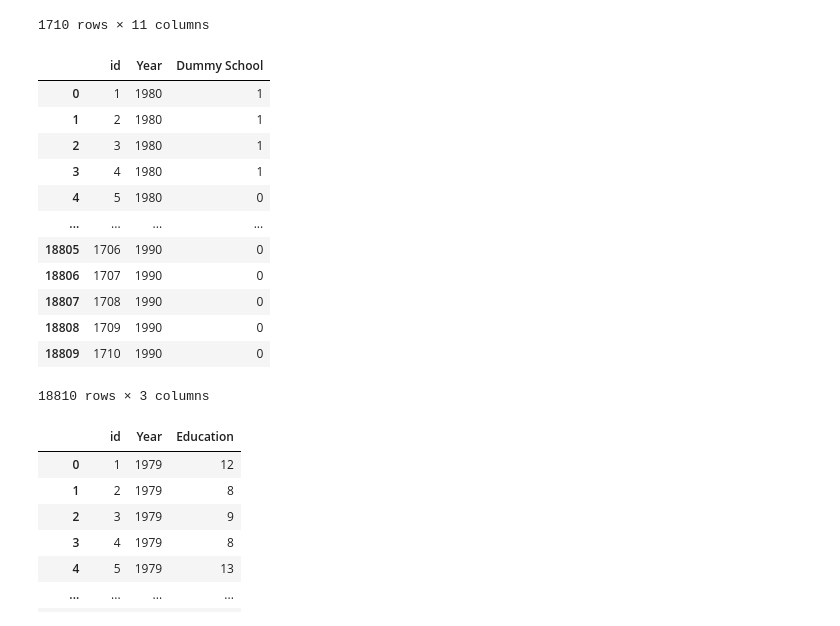
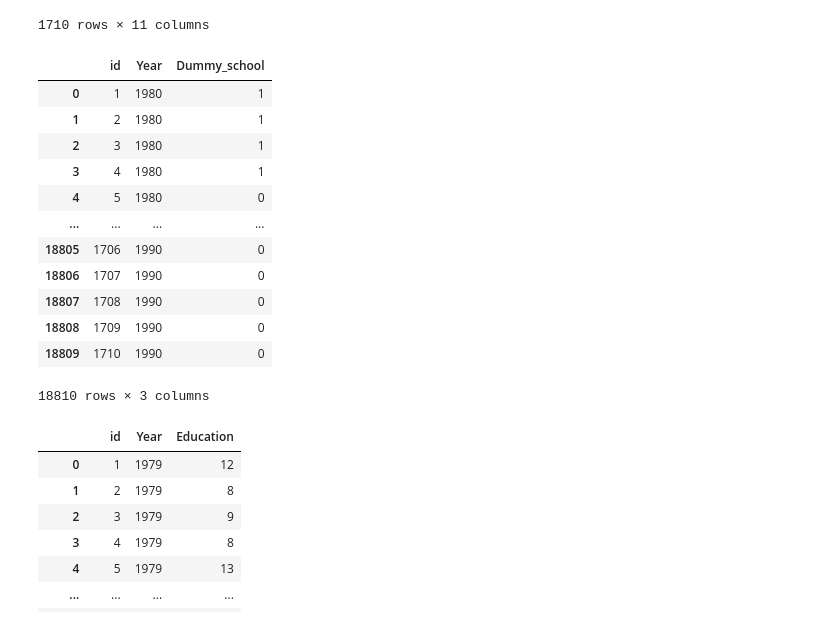
Before and after one commit to fls808/Dynamic-Programming, a Jupyter notebook: Data.ipynb, the cells around one changed output. Drawn from its saved outputs; the diff is of its cells as text; code cells hidden in the pictures.

```diff
--- a/Data.ipynb
+++ b/Data.ipynb
@@ -143,11 +143,11 @@ dummy
 # %%
 dummy.index.name = 'id'
 
-panel_dummy = dummy.reset_index().melt(id_vars='id', var_name ='Year', value_name='Dummy School')
+panel_dummy = dummy.reset_index().melt(id_vars='id', var_name ='Year', value_name='Dummy_school')
 #panel_dummy = panel_dummy.drop(columns='id')
 panel_dummy
 # %% [output]
-|  | id | Year | Dummy School |
+|  | id | Year | Dummy_school |
 | 0 | 1 | 1980 | 1 |
 | 1 | 2 | 1980 | 1 |
 | 2 | 3 | 1980 | 1 |
```
Also changed, not shown: parts of 5 cells of this notebook, 4 other files.
